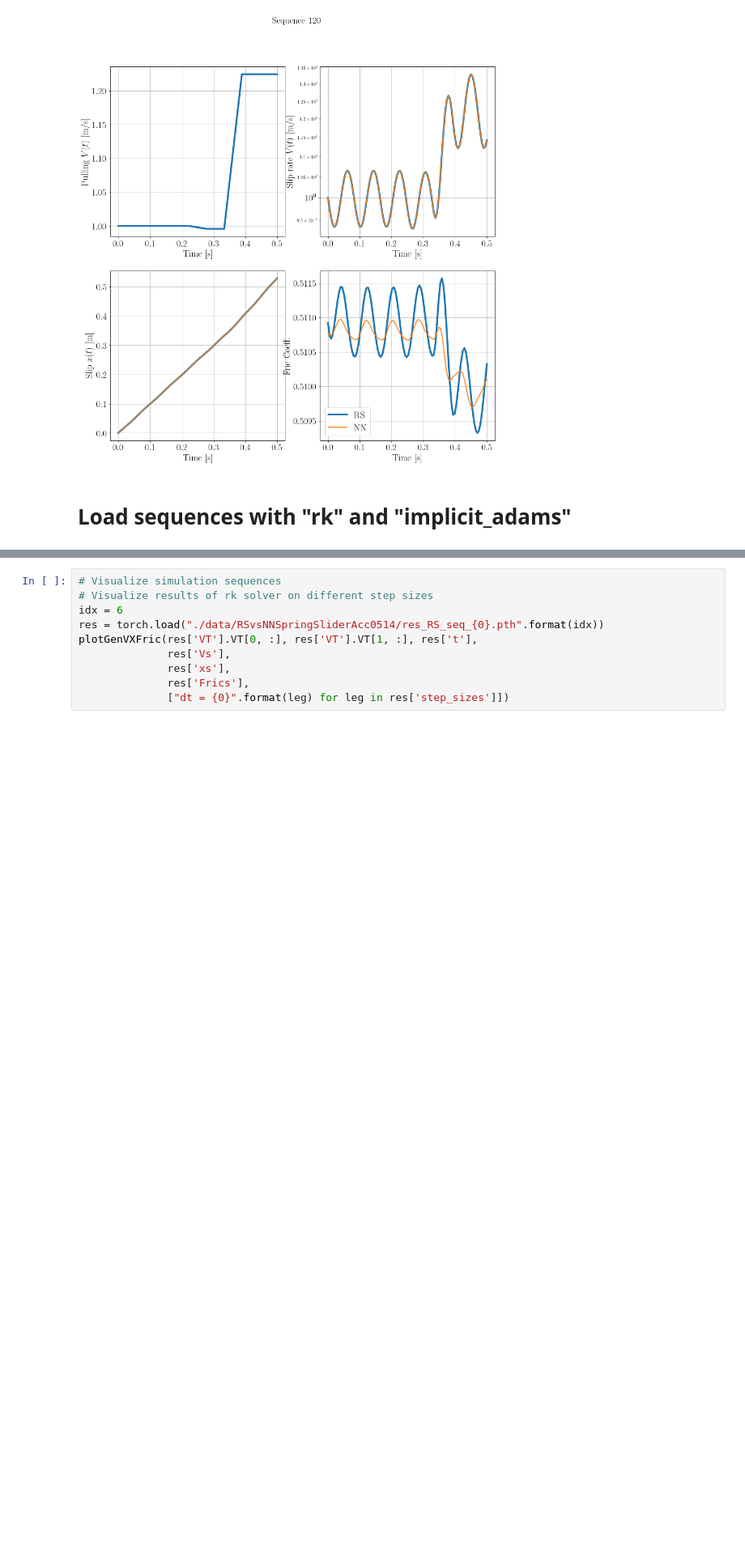
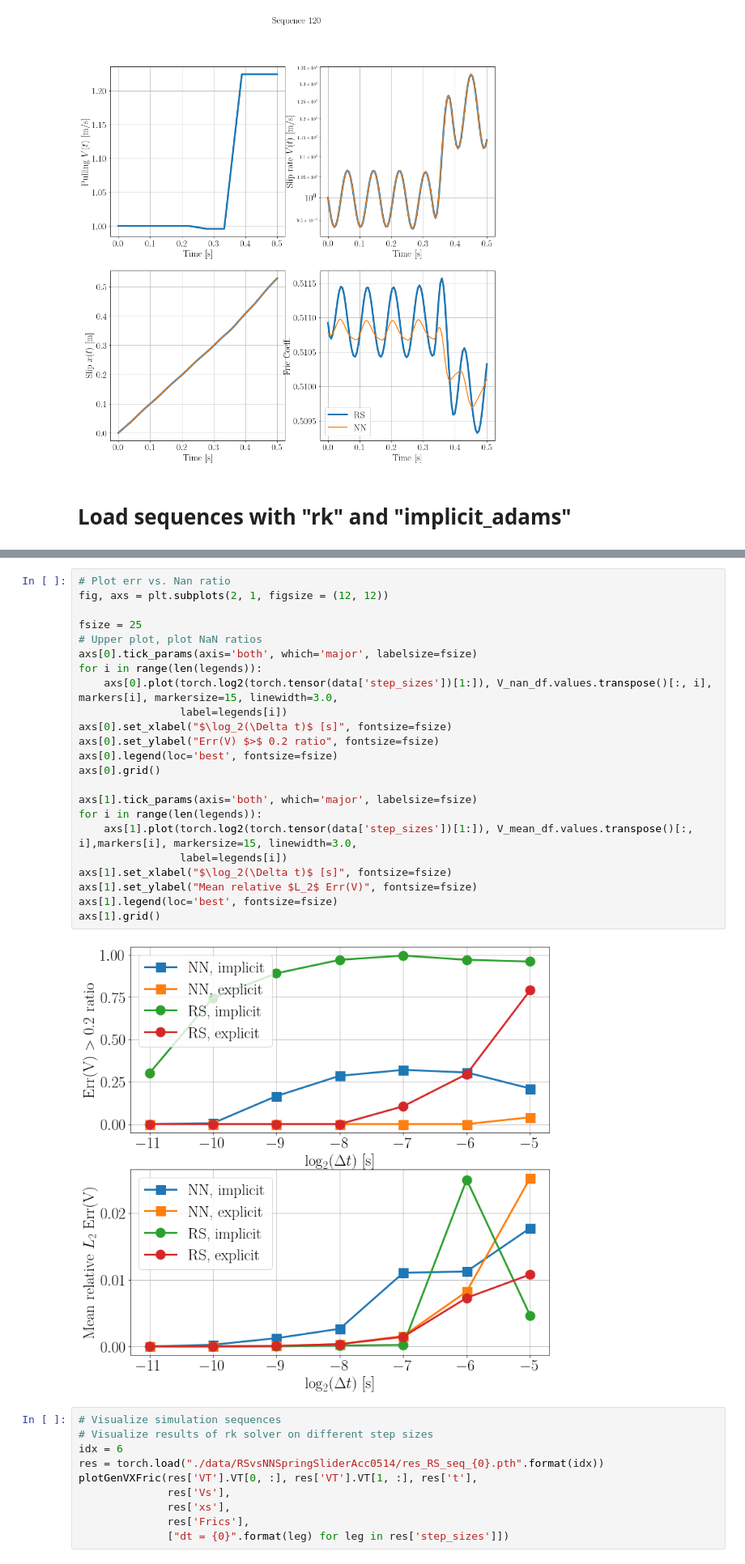
Before and after one commit to Shengduo/RateAndStateWithPotential, a Jupyter notebook: SpringSliderTrial.ipynb, the cells around one changed output, grey strips where cells are left out. Shown at 81% size. Saved outputs shown, nothing was run; the diff lists cells and outputs as text; blank space fills up the shorter version.

```diff
--- a/SpringSliderTrial.ipynb
+++ b/SpringSliderTrial.ipynb
@@ -450,3 +469,28 @@ array([9.5329324e-06, 1.0395163e-04, 5.3451057e-03, 8.2365917e-03,
+# %%
+# Plot err vs. Nan ratio
+fig, axs = plt.subplots(2, 1, figsize = (12, 12))
+
+fsize = 25
+# Upper plot, plot NaN ratios
+axs[0].tick_params(axis='both', which='major', labelsize=fsize)
+for i in range(len(legends)):
+    axs[0].plot(torch.log2(torch.tensor(data['step_sizes'])[1:]), V_nan_df.values.transpose()[:, i], markers[i], markersize=15, linewidth=3.0,
+                label=legends[i])
+axs[0].set_xlabel("$\log_2(\Delta t)$ [s]", fontsize=fsize)
+axs[0].set_ylabel("Err(V) $>$ 0.2 ratio", fontsize=fsize)
+axs[0].legend(loc='best', fontsize=fsize)
+axs[0].grid()
+
+axs[1].tick_params(axis='both', which='major', labelsize=fsize)
+for i in range(len(legends)):
+    axs[1].plot(torch.log2(torch.tensor(data['step_sizes'])[1:]), V_mean_df.values.transpose()[:, i],markers[i], markersize=15, linewidth=3.0,
+                label=legends[i])
+axs[1].set_xlabel("$\log_2(\Delta t)$ [s]", fontsize=fsize)
+axs[1].set_ylabel("Mean relative $L_2$ Err(V)", fontsize=fsize)
+axs[1].legend(loc='best', fontsize=fsize)
+axs[1].grid()
+# %% [output]
+[figure, added]
 # %%
 # Visualize simulation sequences
 # Visualize results of rk solver on different step sizes
```
Also changed, not shown: parts of 12 cells of this notebook, 7 other files.
